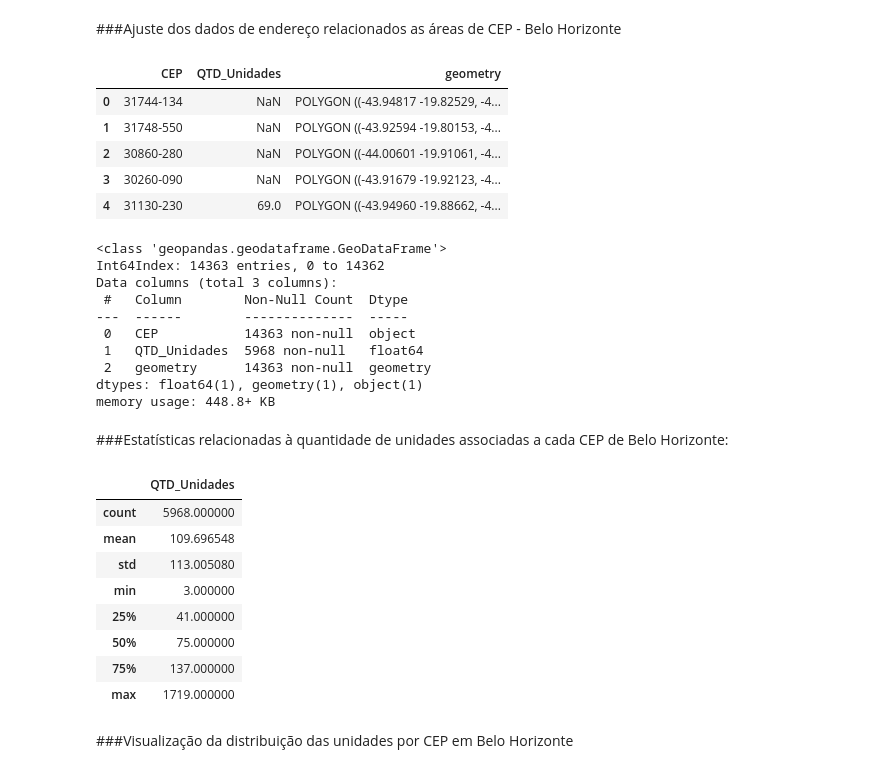
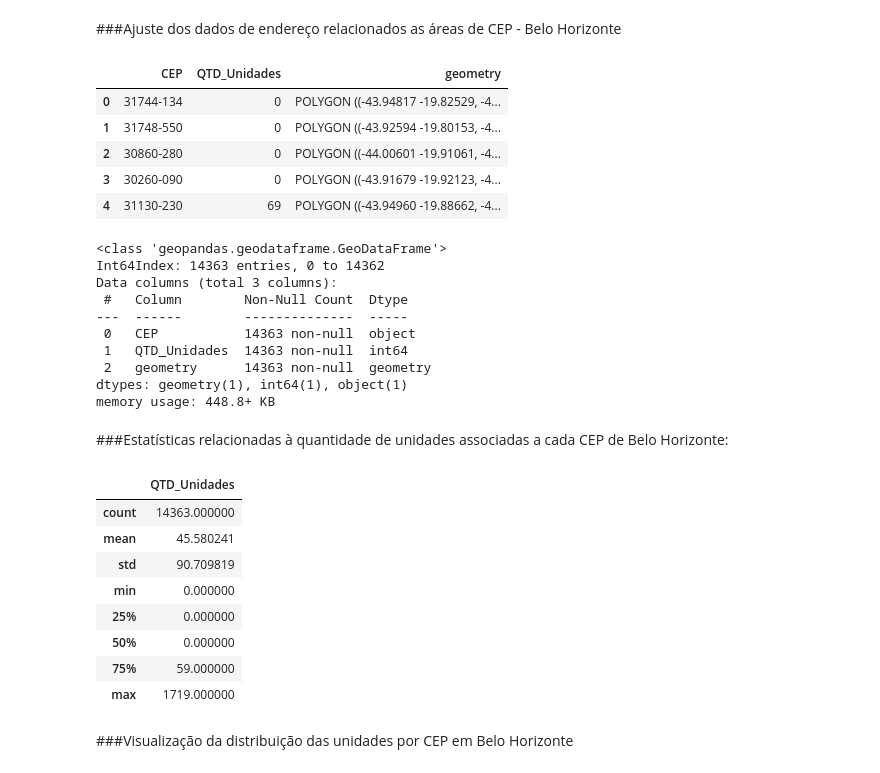
Before and after one commit to mcatrinque/areas-cep-mg, a Jupyter notebook: analise_area_cep_mg.ipynb, the cells around one changed output. Drawn from its saved outputs; the diff is of its cells as text; code cells hidden in the pictures.

```diff
--- a/analise_area_cep_mg.ipynb
+++ b/analise_area_cep_mg.ipynb
@@ -324,18 +324,19 @@ px.violin(
 # %%
 bh_area_cep = pd.merge(unidades_bh.groupby(['CEP']).size().rename('QTD_Unidades').reset_index(), bh_area_cep, on=['CEP'], how='right')
 #Fit count colunmn to nunmeric type
-bh_area_cep['QTD_Unidades'] = pd.to_numeric(bh_area_cep['QTD_Unidades'])
+bh_area_cep['QTD_Unidades'] = pd.to_numeric(bh_area_cep['QTD_Unidades']).fillna(0).astype(np.int64)
+
 #Transform merged DataFrame into a GeoDataFrame
 bh_area_cep = gpd.GeoDataFrame(bh_area_cep, geometry='geometry')
 #bh_area_cep.set_index('CEP', inplace=True)
 bh_area_cep.head()
 # %% [output]
 |  | CEP | QTD_Unidades | geometry |
-| 0 | 31744-134 | NaN | POLYGON ((-43.94817 -19.82529, -4... |
-| 1 | 31748-550 | NaN | POLYGON ((-43.92594 -19.80153, -4... |
-| 2 | 30860-280 | NaN | POLYGON ((-44.00601 -19.91061, -4... |
-| 3 | 30260-090 | NaN | POLYGON ((-43.91679 -19.92123, -4... |
-| 4 | 31130-230 | 69.0 | POLYGON ((-43.94960 -19.88662, -4... |
+| 0 | 31744-134 | 0 | POLYGON ((-43.94817 -19.82529, -4... |
+| 1 | 31748-550 | 0 | POLYGON ((-43.92594 -19.80153, -4... |
+| 2 | 30860-280 | 0 | POLYGON ((-44.00601 -19.91061, -4... |
+| 3 | 30260-090 | 0 | POLYGON ((-43.91679 -19.92123, -4... |
+| 4 | 31130-230 | 69 | POLYGON ((-43.94960 -19.88662, -4... |
 # %%
 bh_area_cep.info()
 # %% [output]
@@ -345,9 +346,9 @@ Data columns (total 3 columns):
  #   Column        Non-Null Count  Dtype
 ---  ------        --------------  -----
  0   CEP           14363 non-null  object
- 1   QTD_Unidades  5968 non-null   float64
+ 1   QTD_Unidades  14363 non-null  int64
  2   geometry      14363 non-null  geometry
-dtypes: float64(1), geometry(1), object(1)
+dtypes: geometry(1), int64(1), object(1)
 memory usage: 448.8+ KB
 # %% [markdown]
 ###Estatísticas relacionadas à quantidade de unidades associadas a cada CEP de Belo Horizonte:
@@ -355,13 +356,13 @@ memory usage: 448.8+ KB
 bh_area_cep.describe()
 # %% [output]
 |  | QTD_Unidades |
-| count | 5968.000000 |
-| mean | 109.696548 |
-| std | 113.005080 |
-| min | 3.000000 |
-| 25% | 41.000000 |
-| 50% | 75.000000 |
-| 75% | 137.000000 |
+| count | 14363.000000 |
+| mean | 45.580241 |
+| std | 90.709819 |
+| min | 0.000000 |
+| 25% | 0.000000 |
+| 50% | 0.000000 |
+| 75% | 59.000000 |
 | max | 1719.000000 |
 # %% [markdown]
 ###Visualização da distribuição das unidades por CEP em Belo Horizonte
```
Also changed, not shown: parts of 9 cells of this notebook.
